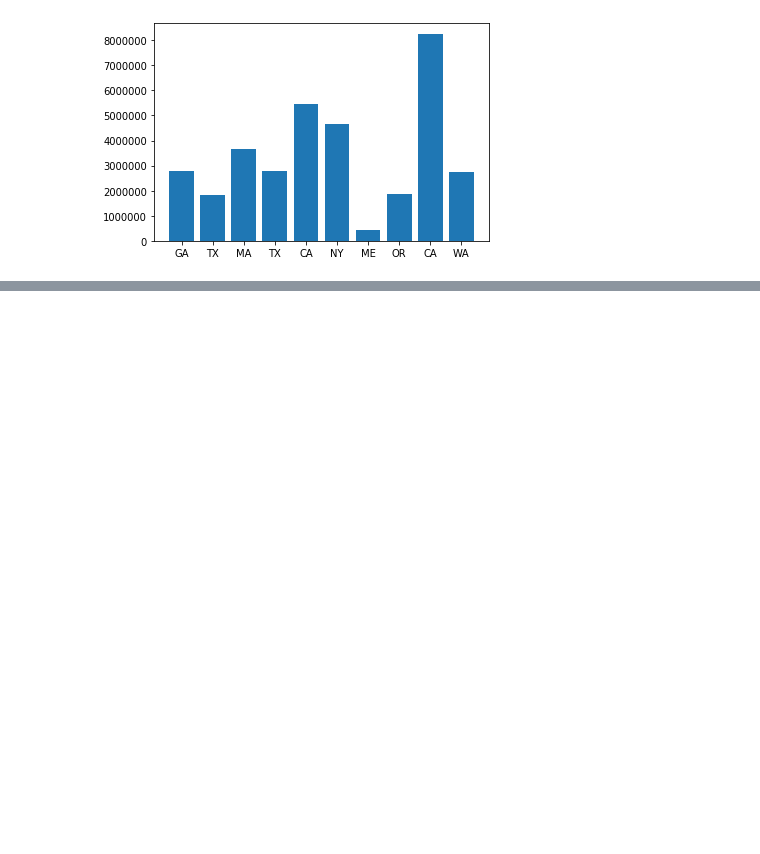
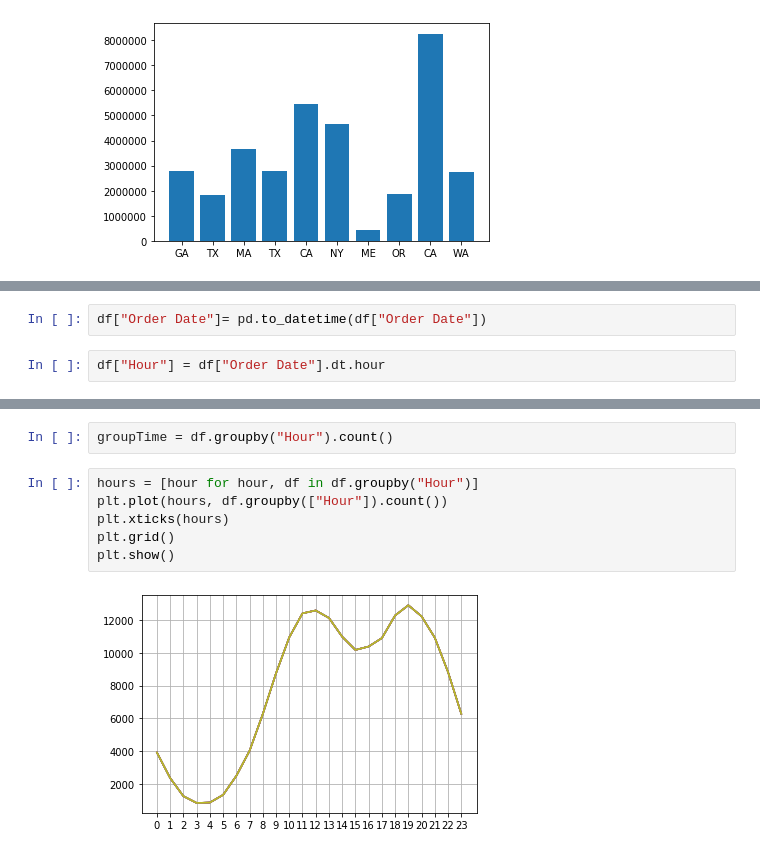
Before and after one commit to thaivu93/DataScience, a Jupyter notebook: analysis.ipynb, the cells around one changed output, grey strips where cells are left out. Cells and saved outputs as stored; diff of their text form; blank space fills up the shorter version.

```diff
--- a/analysis.ipynb
+++ b/analysis.ipynb
@@ -141,0 +144,4 @@ plt.show()
+# %%
+df["Order Date"]= pd.to_datetime(df["Order Date"])
+# %%
+df["Hour"] = df["Order Date"].dt.hour
@@ -141,0 +157,10 @@ plt.show()
+# %%
+groupTime = df.groupby("Hour").count()
+# %%
+hours = [hour for hour, df in df.groupby("Hour")]
+plt.plot(hours, df.groupby(["Hour"]).count())
+plt.xticks(hours)
+plt.grid()
+plt.show()
+# %% [output]
+[figure, added]
```
Also changed, not shown: parts of 7 cells of this notebook.
